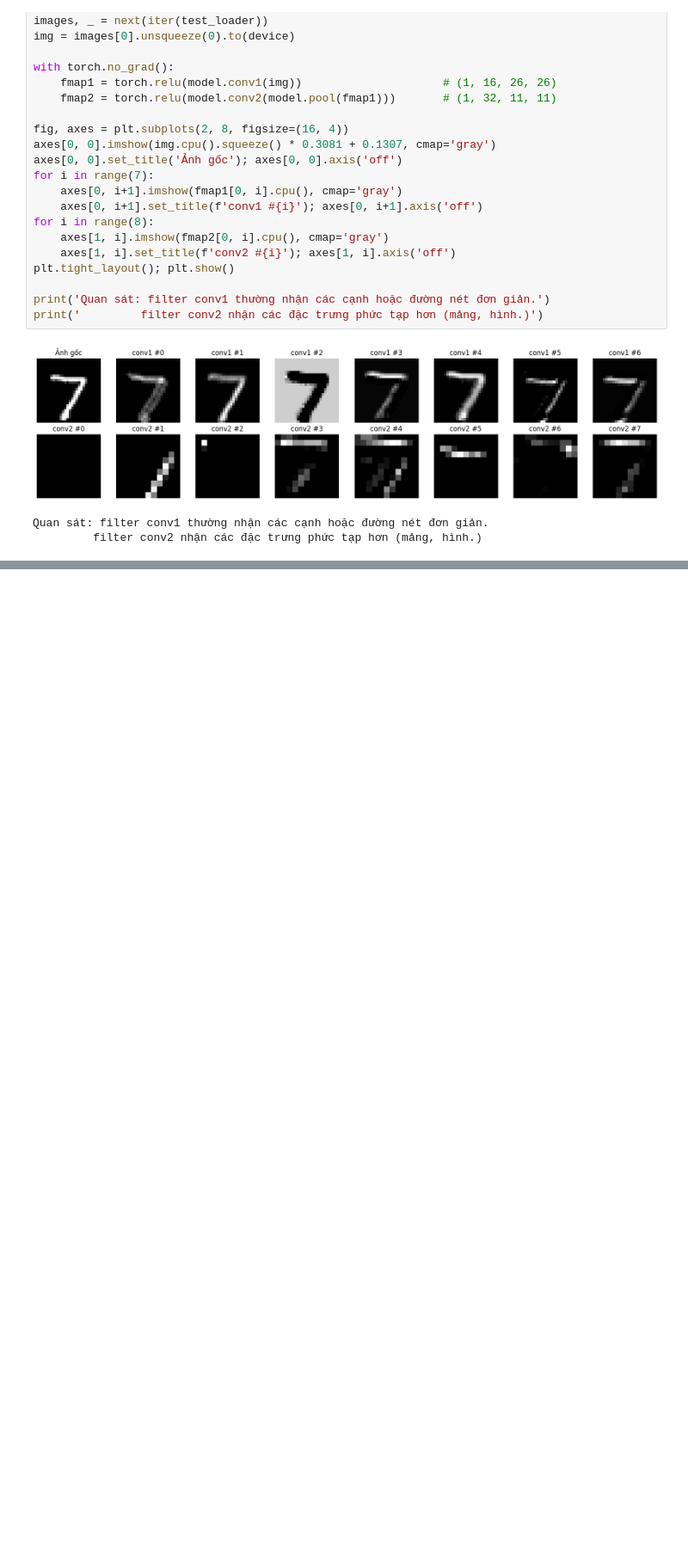
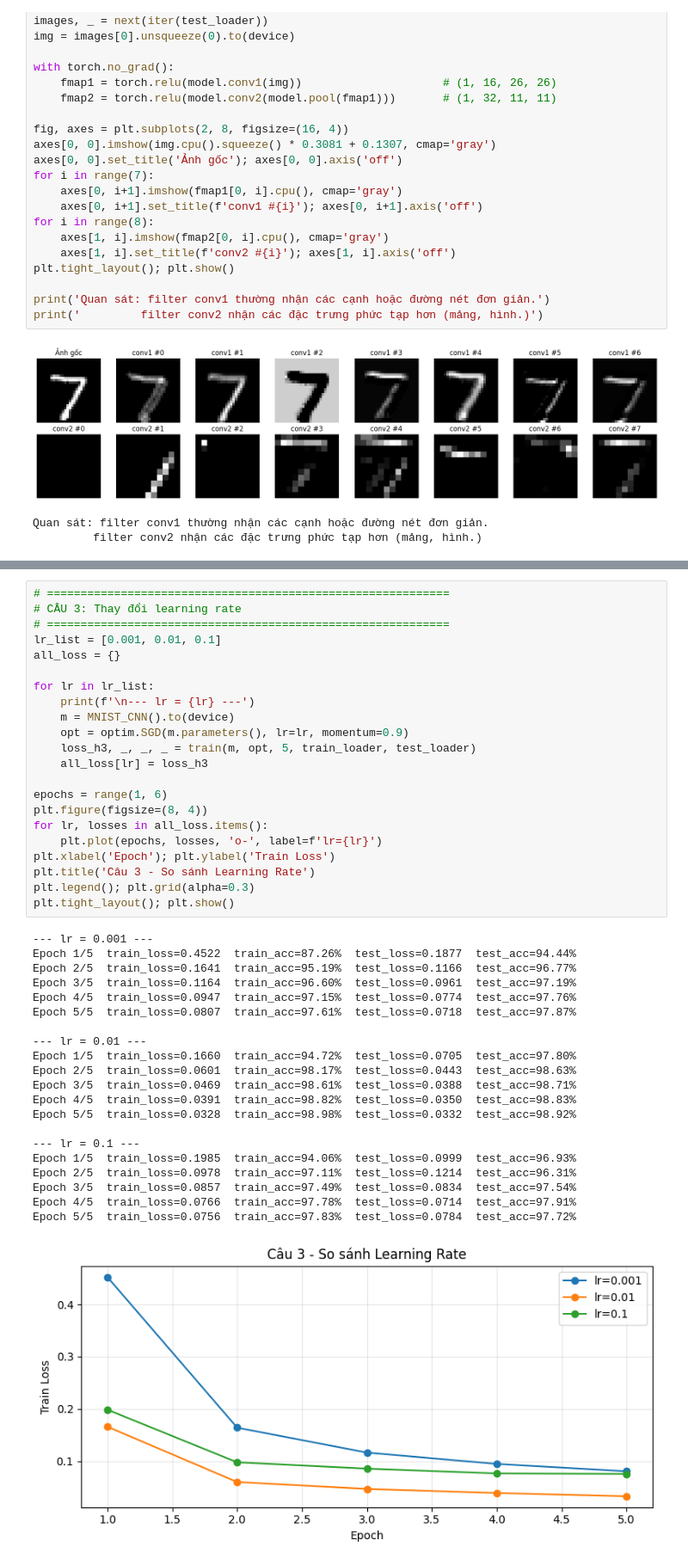
Before and after one commit to nguyndeeptry/PTDL-HS, a Jupyter notebook: LẠI TRẦN ĐÌNH NGUYÊN - 2474802010257 - LAB5.ipynb, the cells around one changed output, grey strips where cells are left out. Shown at 86% size. Cells and saved outputs as stored; diff of their text form; blank space fills up the shorter version.

```diff
--- a/LẠI TRẦN ĐÌNH NGUYÊN - 2474802010257 - LAB5.ipynb
+++ b/LẠI TRẦN ĐÌNH NGUYÊN - 2474802010257 - LAB5.ipynb
@@ -224,0 +430,44 @@ Quan sát: filter conv1 thường nhận các cạnh hoặc đường nét đơn
+# %%
+# ============================================================
+# CÂU 3: Thay đổi learning rate
+# ============================================================
+lr_list = [0.001, 0.01, 0.1]
+all_loss = {}
+
+for lr in lr_list:
+    print(f'\n--- lr = {lr} ---')
+    m = MNIST_CNN().to(device)
+    opt = optim.SGD(m.parameters(), lr=lr, momentum=0.9)
+    loss_h3, _, _, _ = train(m, opt, 5, train_loader, test_loader)
+    all_loss[lr] = loss_h3
+
+epochs = range(1, 6)
+plt.figure(figsize=(8, 4))
+for lr, losses in all_loss.items():
+    plt.plot(epochs, losses, 'o-', label=f'lr={lr}')
+plt.xlabel('Epoch'); plt.ylabel('Train Loss')
+plt.title('Câu 3 - So sánh Learning Rate')
+plt.legend(); plt.grid(alpha=0.3)
+plt.tight_layout(); plt.show()
+# %% [output]
+--- lr = 0.001 ---
+Epoch 1/5  train_loss=0.4522  train_acc=87.26%  test_loss=0.1877  test_acc=94.44%
+Epoch 2/5  train_loss=0.1641  train_acc=95.19%  test_loss=0.1166  test_acc=96.77%
+Epoch 3/5  train_loss=0.1164  train_acc=96.60%  test_loss=0.0961  test_acc=97.19%
+Epoch 4/5  train_loss=0.0947  train_acc=97.15%  test_loss=0.0774  test_acc=97.76%
+Epoch 5/5  train_loss=0.0807  train_acc=97.61%  test_loss=0.0718  test_acc=97.87%
+
+--- lr = 0.01 ---
+Epoch 1/5  train_loss=0.1660  train_acc=94.72%  test_loss=0.0705  test_acc=97.80%
+Epoch 2/5  train_loss=0.0601  train_acc=98.17%  test_loss=0.0443  test_acc=98.63%
+Epoch 3/5  train_loss=0.0469  train_acc=98.61%  test_loss=0.0388  test_acc=98.71%
+Epoch 4/5  train_loss=0.0391  train_acc=98.82%  test_loss=0.0350  test_acc=98.83%
+Epoch 5/5  train_loss=0.0328  train_acc=98.98%  test_loss=0.0332  test_acc=98.92%
+
+--- lr = 0.1 ---
+Epoch 1/5  train_loss=0.1985  train_acc=94.06%  test_loss=0.0999  test_acc=96.93%
+Epoch 2/5  train_loss=0.0978  train_acc=97.11%  test_loss=0.1214  test_acc=96.31%
+Epoch 3/5  train_loss=0.0857  train_acc=97.49%  test_loss=0.0834  test_acc=97.54%
+Epoch 4/5  train_loss=0.0766  train_acc=97.78%  test_loss=0.0714  test_acc=97.91%
+Epoch 5/5  train_loss=0.0756  train_acc=97.83%  test_loss=0.0784  test_acc=97.72%
+[figure, added]
```
Also changed, not shown: parts of 12 cells of this notebook.
